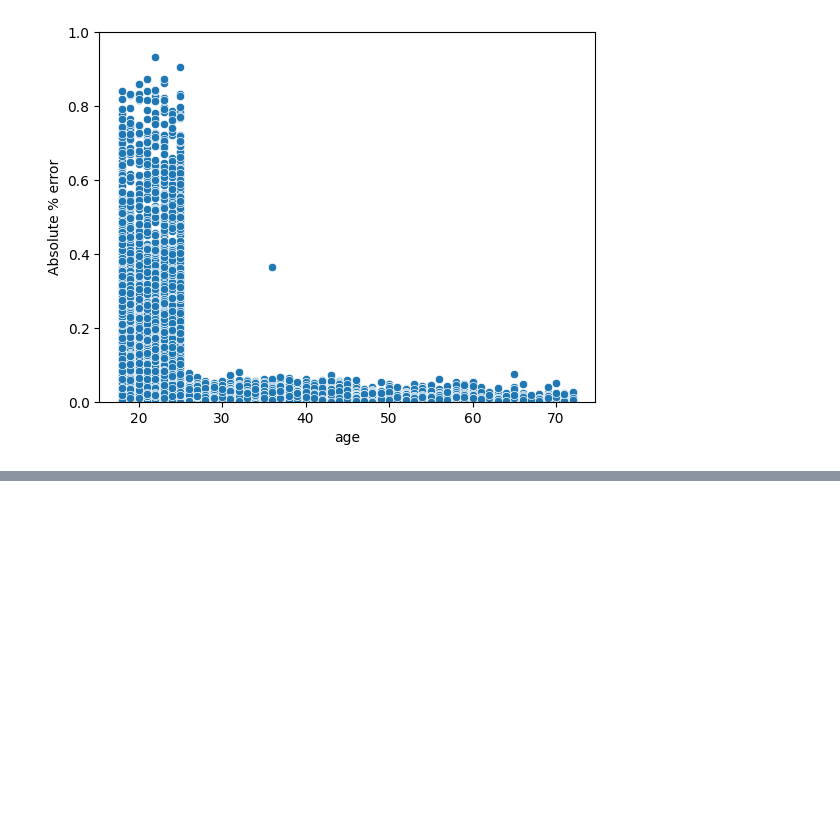
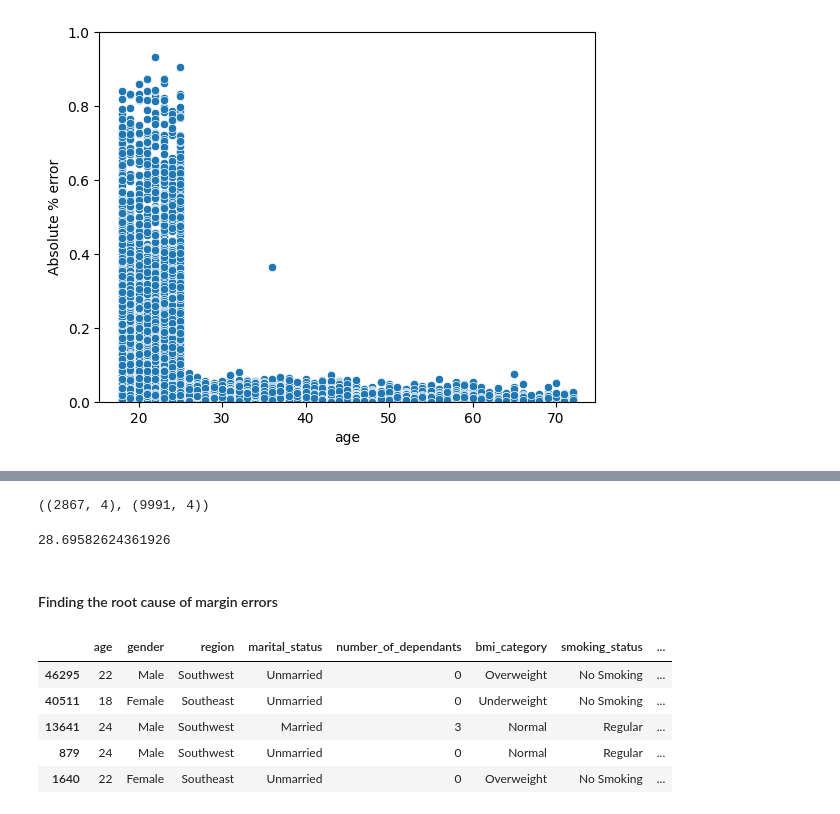
Before and after one commit to HMurawski/Health-Insurance-Model, a Jupyter notebook: notebooks/04_error_analysis_and_segmentation.ipynb, the cells around one changed output, grey strips where cells are left out. Cells and saved outputs as stored; diff of their text form; code cells hidden in the pictures; blank space fills up the shorter version.

```diff
--- a/notebooks/04_error_analysis_and_segmentation.ipynb
+++ b/notebooks/04_error_analysis_and_segmentation.ipynb
@@ -108,0 +151,26 @@ shap.plots.beeswarm(sh_values, max_display=15)
+# %%
+extreme_error_threshold = 10
+
+extreme_results_df = results_df[np.abs(results_df["diff_pct"]) > extreme_error_threshold]#higher than 10% diff both sides
+extreme_results_df.shape, results_df.shape
+# %% [output]
+((2867, 4), (9991, 4))
+# %%
+pct_extreme_errors = extreme_results_df.shape[0]*100 / results_df.shape[0]
+pct_extreme_errors
+
+## 28% of errors are extreme ones(more than 10%)
+# %% [output]
+28.69582624361926
+# %% [markdown]
+#### Finding the root cause of margin errors
+# %%
+extreme_errors_df = X_test.loc[extreme_results_df.index]
+extreme_errors_df.head()
+# %% [output]
+|  | age | gender | region | marital_status | number_of_dependants | bmi_category | smoking_status | ... |
+| 46295 | 22 | Male | Southwest | Unmarried | 0 | Overweight | No Smoking | ... |
+| 40511 | 18 | Female | Southeast | Unmarried | 0 | Underweight | No Smoking | ... |
+| 13641 | 24 | Male | Southwest | Married | 3 | Normal | Regular | ... |
+| 879 | 24 | Male | Southwest | Unmarried | 0 | Normal | Regular | ... |
+| 1640 | 22 | Female | Southeast | Unmarried | 0 | Overweight | No Smoking | ... |
```
Also changed, not shown: parts of 7 cells of this notebook.
